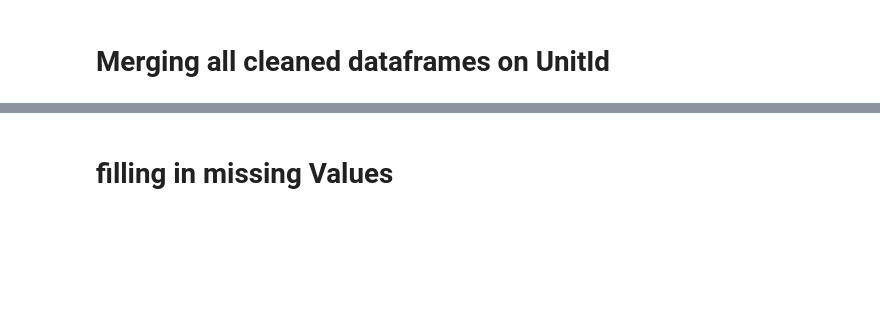
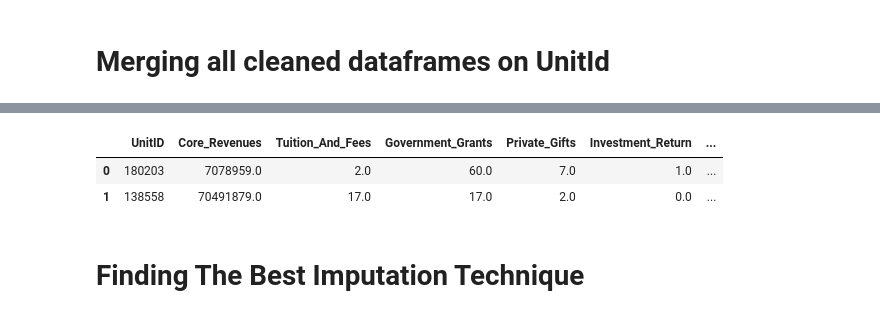
Before and after one commit to robcamp-code/DataSciencePortfolio, a Jupyter notebook: UniversityGraduationRates/Data Wrangling.ipynb, the cells around one changed output, grey strips where cells are left out. Saved outputs shown, nothing was run; the diff lists cells and outputs as text; code cells hidden in the pictures; blank space fills up the shorter version.

```diff
--- a/UniversityGraduationRates/BaseLine Modeling.ipynb
+++ b/UniversityGraduationRates/Data Wrangling.ipynb
@@ -417,9 +438,0 @@ test_scores = numeric_df.loc[:,numeric_df.columns[106:]]
-# %%
-test_scores["SAT_AVG"] = (
-    test_scores[test_scores.columns[0]] +
-    test_scores[test_scores.columns[1]]) / 2
-
-test_scores["ACT_AVG"] = (
-    test_scores[test_scores.columns[3]] +
-    test_scores[test_scores.columns[4]] +
-    test_scores[test_scores.columns[5]]) / 3
@@ -443,3 +439,7 @@ test_scores
+# %%
+test_scores.drop(test_scores.columns[5:], axis = 1, inplace=True)
+# %%
+test_scores.drop(test_scores.columns[3], axis=1, inplace=True)
 # %% [markdown]
 # Merging all cleaned dataframes on UnitId
 # %%
@@ -447,7 +447,7 @@ cleaned_df_list = [
     finances_df, staff_df, grant_df,
     cohort_diversity_df, age_df, price_df,
     student_faculty, test_scores,
-    categorical_df_no_city
+    categorical_df_no_city, graduation_df
 ]
 # %%
 pre_dummies_df = reduce(lambda x, y: pd.merge(x, y, on = 'UnitID', how="outer"), cleaned_df_list)
@@ -463,4 +463,8 @@ array(['Not applicable',
 # %%
 pre_imputed = pd.get_dummies(pre_dummies_df, drop_first=True)
-# %% [markdown]
-# filling in missing Values
+# %%
+pre_imputed.head(2)
+# %% [output]
+|  | UnitID | Core_Revenues | Tuition_And_Fees | Government_Grants | Private_Gifts | Investment_Return | ... |
+| 0 | 180203 | 7078959.0 | 2.0 | 60.0 | 7.0 | 1.0 | ... |
+| 1 | 138558 | 70491879.0 | 17.0 | 17.0 | 2.0 | 0.0 | ... |
@@ -467 +473,3 @@ pre_imputed = pd.get_dummies(pre_dummies_df, drop_first=True)
+# %% [markdown]
+# Finding The Best Imputation Technique
 # %%
```
Also changed, not shown: parts of 49 cells of this notebook, 3 other files.
